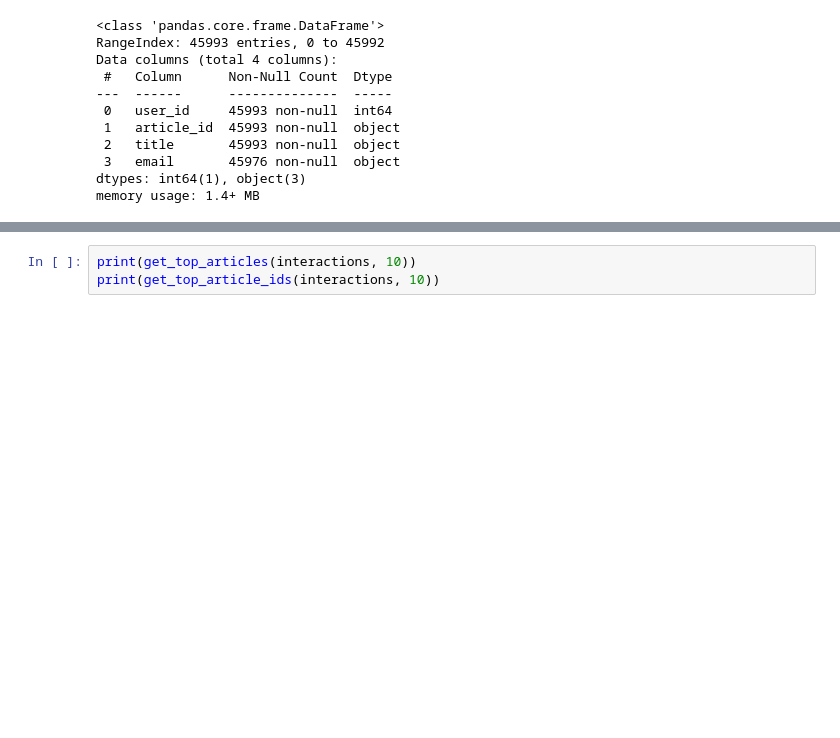
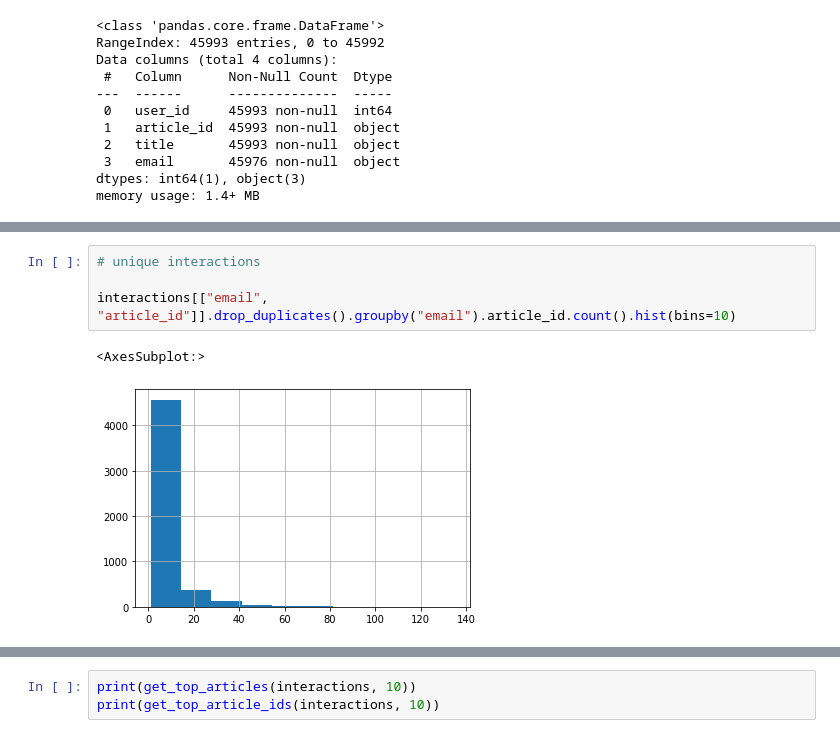
Before and after one commit to netxph/ibm-recommend, a Jupyter notebook: notebooks/02 - Data and Recommendation Analysis.ipynb, the cells around one changed output, grey strips where cells are left out. Drawn from its saved outputs; the diff is of its cells as text; blank space fills up the shorter version.

```diff
--- a/notebooks/03 - Recommendation Pipeline.ipynb
+++ b/notebooks/02 - Data and Recommendation Analysis.ipynb
@@ -90,0 +127,7 @@ memory usage: 1.4+ MB
+# %%
+# unique interactions
+
+interactions[["email", "article_id"]].drop_duplicates().groupby("email").article_id.count().hist(bins=10)
+# %% [output]
+<AxesSubplot:>
+[figure, added]
```
Also changed, not shown: parts of 46 cells of this notebook, 2 other files.
